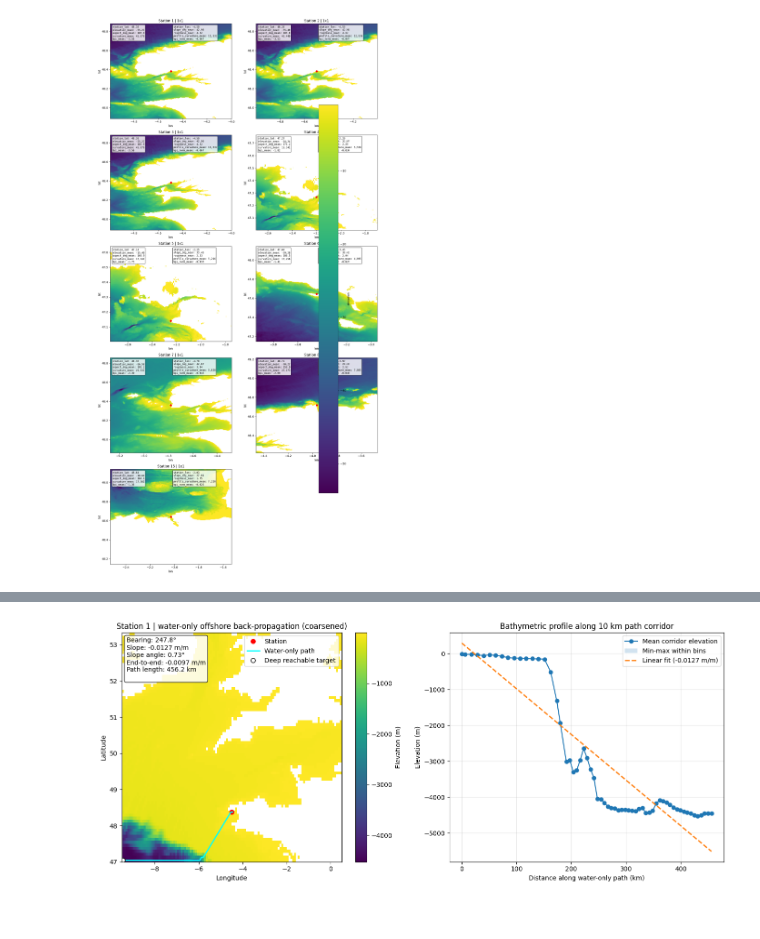
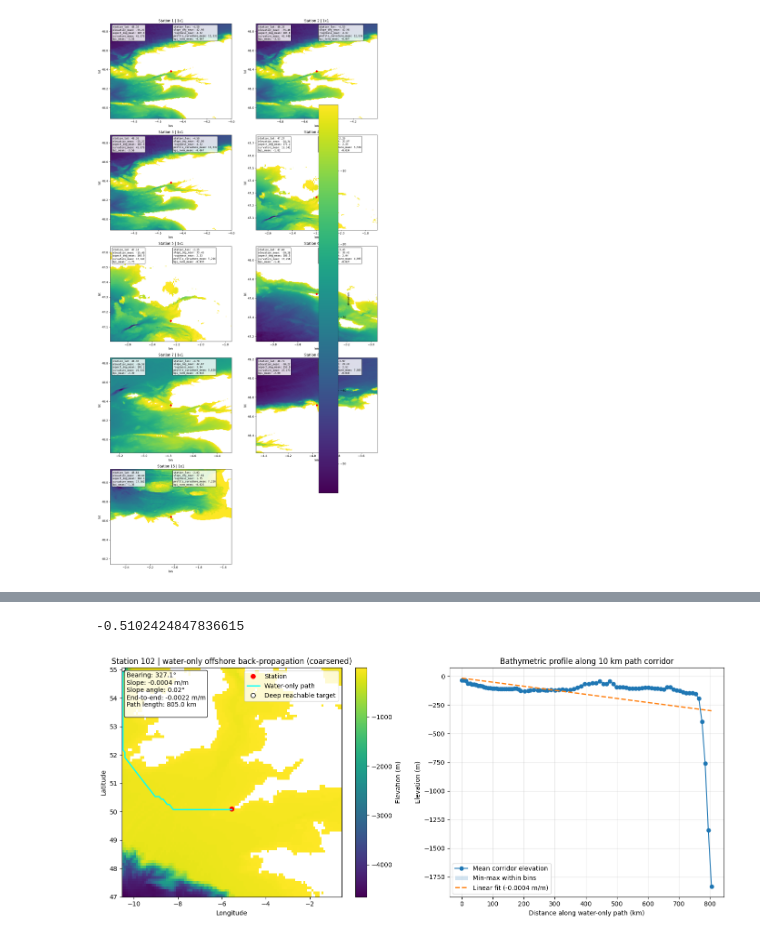
Before and after one commit to lisanneblok/ESL, a Jupyter notebook: notebooks/AGeneratefulldf/ALLVARS copy.ipynb, the cells around one changed output, grey strips where cells are left out. Drawn from its saved outputs; the diff is of its cells as text; code cells hidden in the pictures.

```diff
--- a/notebooks/AGeneratefulldf/ALLVARS copy.ipynb
+++ b/notebooks/AGeneratefulldf/ALLVARS copy.ipynb
@@ -1051,3 +790,11 @@ def node_to_ij(node, nlon):
+# %%
+tile_lookup = {}
+
+for size_key in sizes.keys():
+    for tile in results_by_var["elevation"][size_key]:
+        sid = tile.coords["station_id"].values
+        sid = sid.item() if hasattr(sid, "item") else sid
+        tile_lookup[(sid, size_key)] = tile
 # %%
 import numpy as np
 import pandas as pd
@@ -1601,0 +1582,33 @@ def plot_water_only_offshore_path(tile, station_lat, station_lon,
+# %%
+def suffix_columns(df, suffix, key_cols=("station", "lat", "lon")):
+    rename_map = {
+        c: f"{c}_{suffix}"
+        for c in df.columns
+        if c not in key_cols
+    }
+    return df.rename(columns=rename_map)
+hoi = stats_df[["station", "lat", "lon"]].astype({"station": "int32"}) # we'll add the weather statistics later
+hoi = hoi.groupby(by=["station"]).mean(numeric_only=True)
+base_df = hoi.reset_index().copy()
+
+# make sure station ids match tile_lookup type
+base_df["station"] = base_df["station"].astype(int)
+
+resolutions = ["0.1x0.1", "1x1", "3x3", "10x10"]
+results_by_size = {}
+
+for size_key in resolutions:
+    df_size = attach_offshore_path_metrics(
+        stations_df=base_df,
+        tile_lookup=tile_lookup,
+        size_key=size_key,
+        station_col="station",
+        lat_col="lat",
+        lon_col="lon",
+        corridor_width_km=10.0,
+        bin_size_m=1000.0,
+        coarsen_before=True,
+        target_n_points=1000,
+        verbose=True
+    )
+    results_by_size[size_key] = df_size
@@ -1602,36 +1885,37 @@ def plot_water_only_offshore_path(tile, station_lat, station_lon,
 # %%
-row = stats_df.iloc[0]
+row = stats_df.iloc[1000]
 sid = row["station"]
 slat = float(row["lat"])
 slon = float(row["lon"])
 
 tile = tile_lookup[(sid, "10x10")]
 
 result, path_df, corridor_df, profile_df, water_mask, work_tile = offshore_water_only_direction_and_slope(
     tile,
     slat,
     slon,
     land_thresh=-0.5,
     deepest_quantile=0.10,
     corridor_width_km=10.0,
     bin_size_m=1000.0,
     depth_weight=2.0,
     distance_weight=1.0,
     endpoint_distance_reward=0.25,
     coarsen_before=True,
     target_n_points=10000
 )
 
 plot_water_only_offshore_path(
     work_tile,
     slat,
     slon,
     result,
     path_df,
     corridor_df,
     profile_df,
     title=f"Station {sid} | water-only offshore back-propagation (coarsened)"
 )
 # %% [output]
+-0.5102424847836615
-[figure, old version]
+[figure, new version]
 # %%
```
Also changed, not shown: parts of 33 cells of this notebook, 2 other files.
